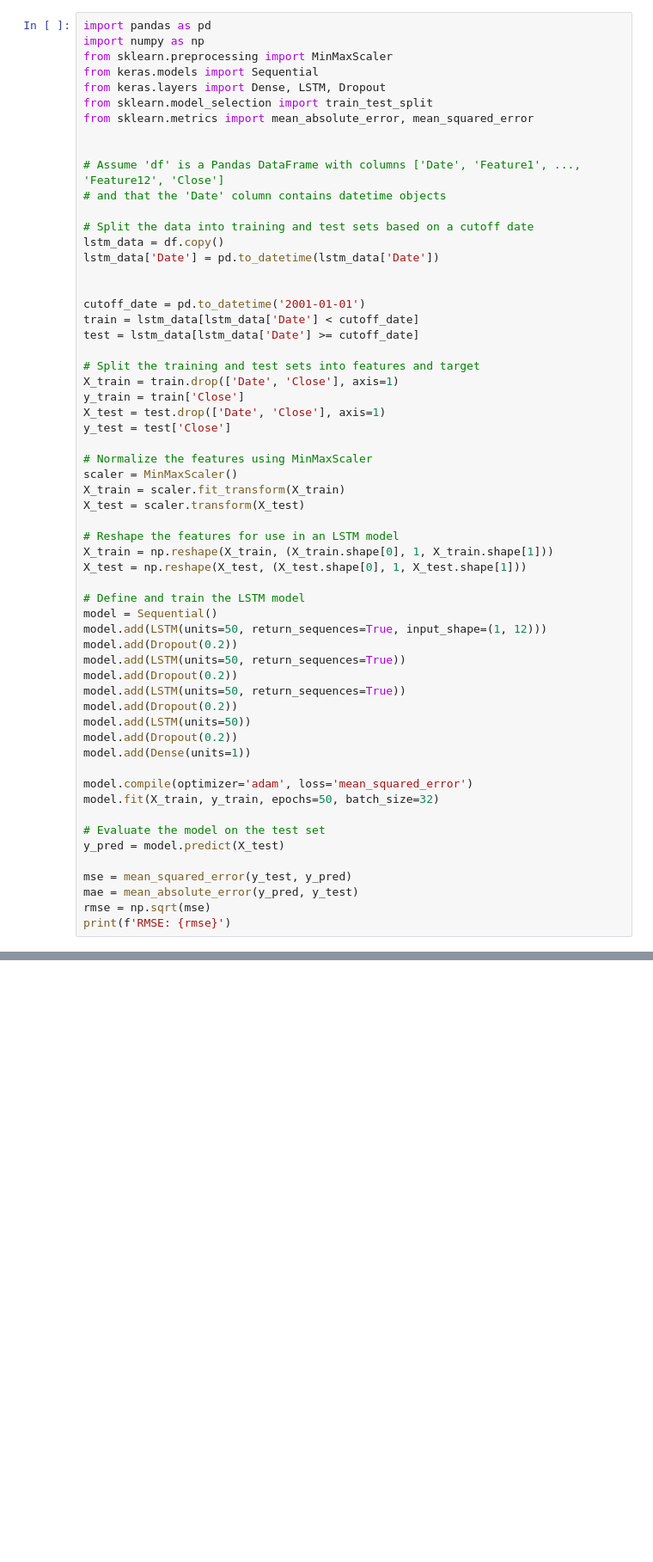
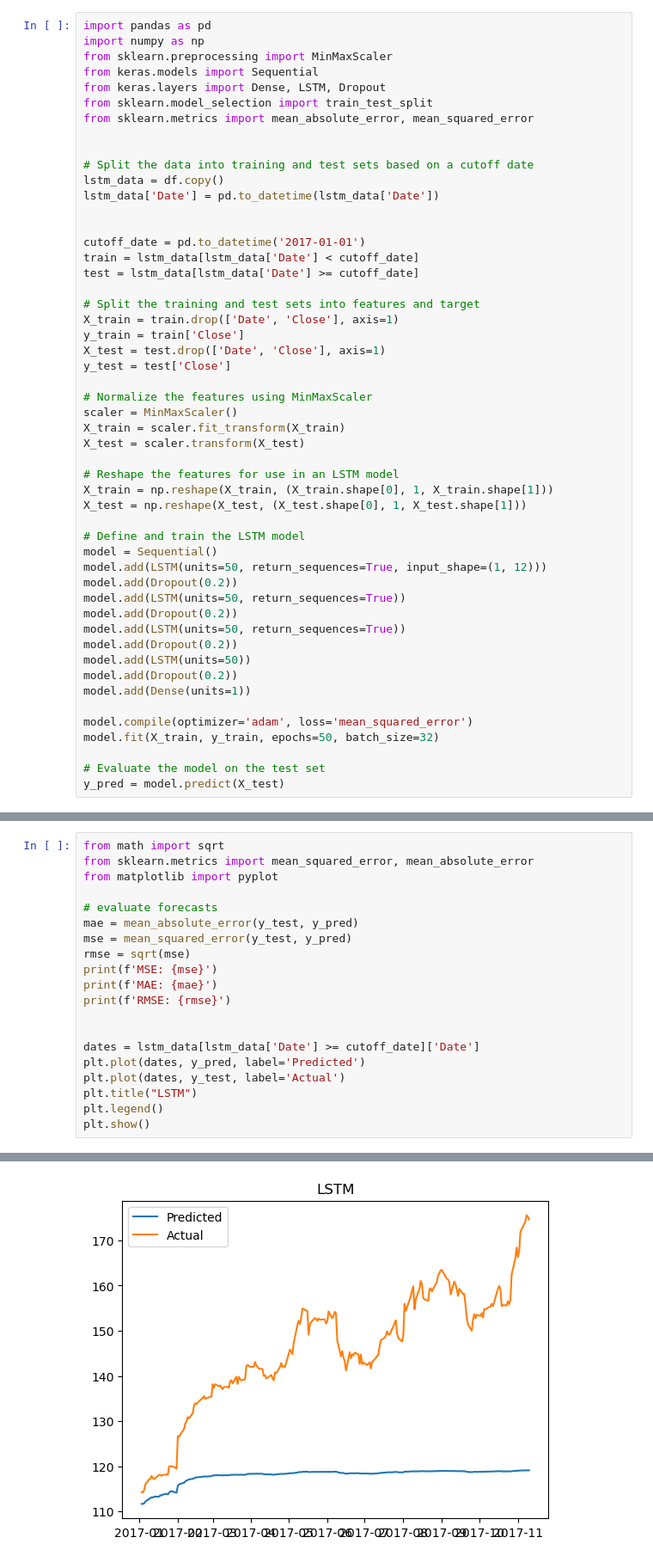
Before and after one commit to OwenKing2/CIS-3715-Final-Project, a Jupyter notebook: LSTM Model.ipynb, the cells around one changed output, grey strips where cells are left out. Shown at 86% size. Cells and saved outputs as stored; diff of their text form; blank space fills up the shorter version.

```diff
--- a/LSTM Model.ipynb
+++ b/LSTM Model.ipynb
@@ -52,15 +52,12 @@ from sklearn.model_selection import train_test_split
 from sklearn.metrics import mean_absolute_error, mean_squared_error
 
 
-# Assume 'df' is a Pandas DataFrame with columns ['Date', 'Feature1', ..., 'Feature12', 'Close']
-# and that the 'Date' column contains datetime objects
-
 # Split the data into training and test sets based on a cutoff date
 lstm_data = df.copy()
 lstm_data['Date'] = pd.to_datetime(lstm_data['Date'])
 
 
-cutoff_date = pd.to_datetime('2001-01-01')
+cutoff_date = pd.to_datetime('2017-01-01')
 train = lstm_data[lstm_data['Date'] < cutoff_date]
 test = lstm_data[lstm_data['Date'] >= cutoff_date]
 
@@ -96,10 +93,5 @@ model.fit(X_train, y_train, epochs=50, batch_size=32)
 
 # Evaluate the model on the test set
 y_pred = model.predict(X_test)
-
-mse = mean_squared_error(y_test, y_pred)
-mae = mean_absolute_error(y_pred, y_test)
-rmse = np.sqrt(mse)
-print(f'RMSE: {rmse}')
 # %% [output]
 Epoch 1/50
@@ -121,0 +114,21 @@ RMSE: 58.12458791095337
+# %%
+from math import sqrt
+from sklearn.metrics import mean_squared_error, mean_absolute_error
+from matplotlib import pyplot
+
+# evaluate forecasts
+mae = mean_absolute_error(y_test, y_pred)
+mse = mean_squared_error(y_test, y_pred)
+rmse = sqrt(mse)
+print(f'MSE: {mse}')
+print(f'MAE: {mae}')
+print(f'RMSE: {rmse}')
+
+
+dates = lstm_data[lstm_data['Date'] >= cutoff_date]['Date']
+plt.plot(dates, y_pred, label='Predicted')
+plt.plot(dates, y_test, label='Actual')
+plt.title("LSTM")
+plt.legend()
+plt.show()
+# %% [output]
@@ -121,0 +138 @@ RMSE: 58.12458791095337
+[figure, added]
```
Also changed, not shown: parts of 2 cells of this notebook, 2 other files.
